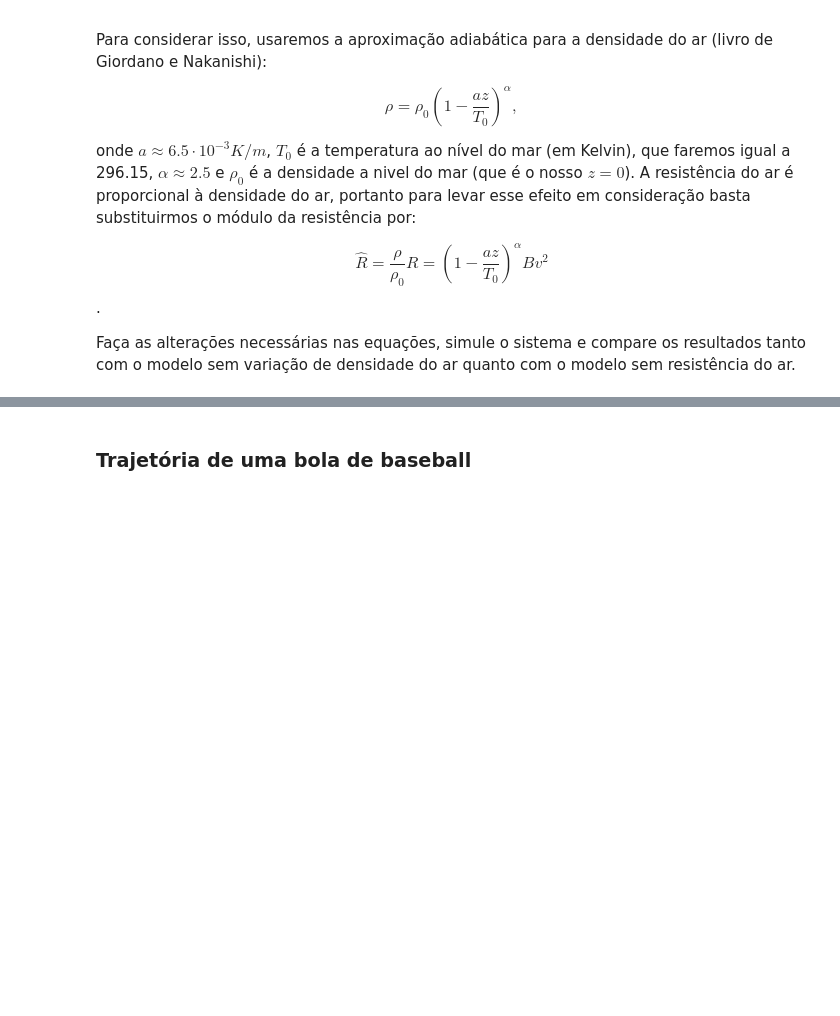
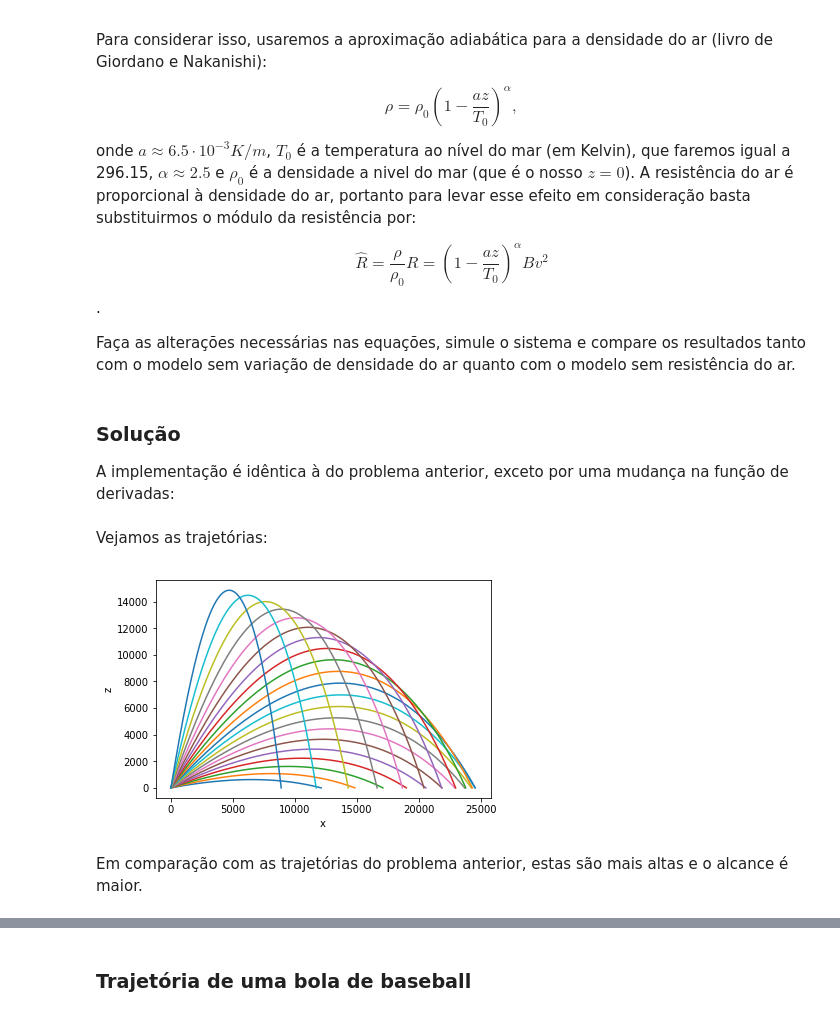
Before and after one commit to solano/mccomp19, a Jupyter notebook: projetil.ipynb, the cells around one changed output, grey strips where cells are left out. Saved outputs shown, nothing was run; the diff lists cells and outputs as text; code cells hidden in the pictures; blank space fills up the shorter version.

```diff
--- a/projetil.ipynb
+++ b/projetil.ipynb
@@ -452,3 +469,40 @@ onde $a \approx 6.5\cdot10^{-3}K/m$, $T_0$ é a temperatura ao nível do mar (em
 $$\hat{R} = \frac{\rho}{\rho_0}R = \left( 1 - \frac{a z}{T_0}\right)^\alpha B v^2$$.
 
 Faça as alterações necessárias nas equações, simule o sistema e compare os resultados tanto com o modelo sem variação de densidade do ar quanto com o modelo sem resistência do ar.
+# %% [markdown]
+### Solução
+
+A implementação é idêntica à do problema anterior, exceto por uma mudança na função de derivadas:
+# %%
+a = 6.5e-3
+α = 2.5
+T0 = 296.15
+def correcao_densidade(z):
+    return (1-a*z/T0)**α
+
+# Função de derivadas para o caso com resistência do ar e variação de densidade
+def deriv_resist_2(t, estado, g, B):
+    x,y,z,u,v,w = estado
+    vel = vel_abs(u,v,w)
+    return [u,v,w,
+            -correcao_densidade(z)*B*vel*u,
+            -correcao_densidade(z)*B*vel*v,
+            -correcao_densidade(z)*B*vel*w - g]
+# %% [markdown]
+Vejamos as trajetórias:
+# %%
+g = 9.81
+B = 4e-5
+v0 = 700
+
+trajetorias = []
+for θ in np.linspace(10,80,20+1):
+    θ_rad = np.deg2rad(θ)
+    inicial = 0,0,0, v0*np.cos(θ_rad),0,v0*np.sin(θ_rad)
+    x,_,z,_,_,_ = integrar_projetil(inicial,deriv_resist_2,(g,B))
+    trajetorias.append((x,z,r'$\theta = {}$'.format(θ)))
+plot_xz(trajetorias,legend=False)
+# %% [output]
+[figure, added]
+# %% [markdown]
+Em comparação com as trajetórias do problema anterior, estas são mais altas e o alcance é maior.
```
Also changed, not shown: parts of 26 cells of this notebook.
